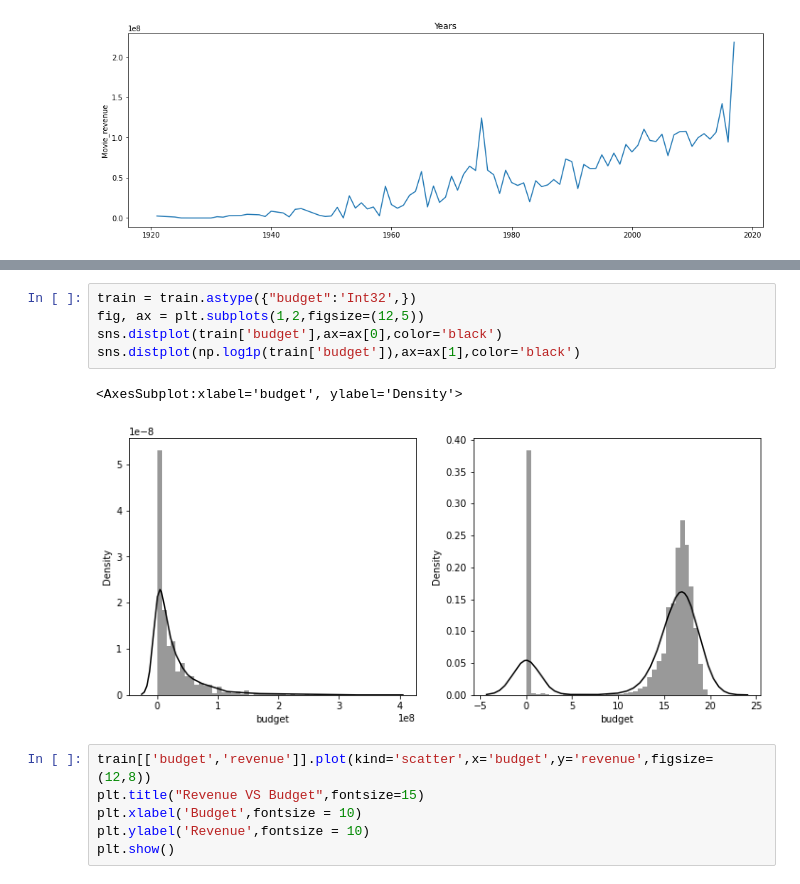
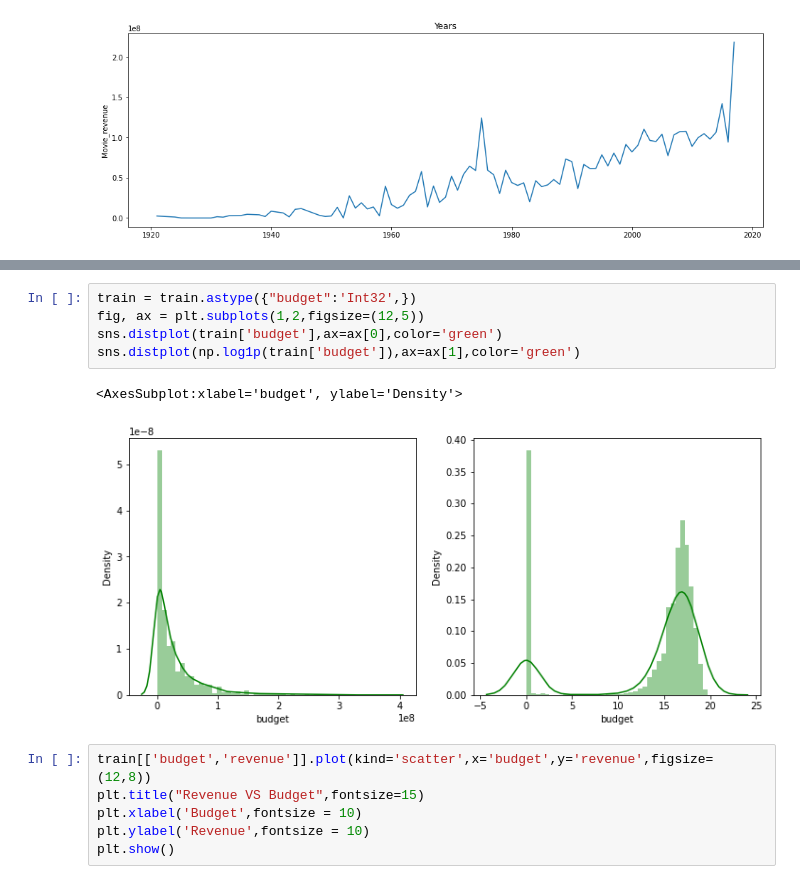
Before and after one commit to zouzouer/desktop-tutorial, a Jupyter notebook: code/movie_prediction.ipynb, the cells around one changed output, grey strips where cells are left out. Cells and saved outputs as stored; diff of their text form.

```diff
--- a/code/movie_prediction.ipynb
+++ b/code/movie_prediction.ipynb
@@ -428,11 +439,11 @@ Text(0.5, 1.0, 'popularity')
 # %%
 train = train.astype({"budget":'Int32',})
 fig, ax = plt.subplots(1,2,figsize=(12,5))
-sns.distplot(train['budget'],ax=ax[0],color='black')
-sns.distplot(np.log1p(train['budget']),ax=ax[1],color='black')
+sns.distplot(train['budget'],ax=ax[0],color='green')
+sns.distplot(np.log1p(train['budget']),ax=ax[1],color='green')
 # %% [output]
 <AxesSubplot:xlabel='budget', ylabel='Density'>
-[figure, old version]
+[figure, new version]
 # %%
 train[['budget','revenue']].plot(kind='scatter',x='budget',y='revenue',figsize=(12,8))
 plt.title("Revenue VS Budget",fontsize=15)
```
Also changed, not shown: parts of 29 cells of this notebook, 7 other files.
